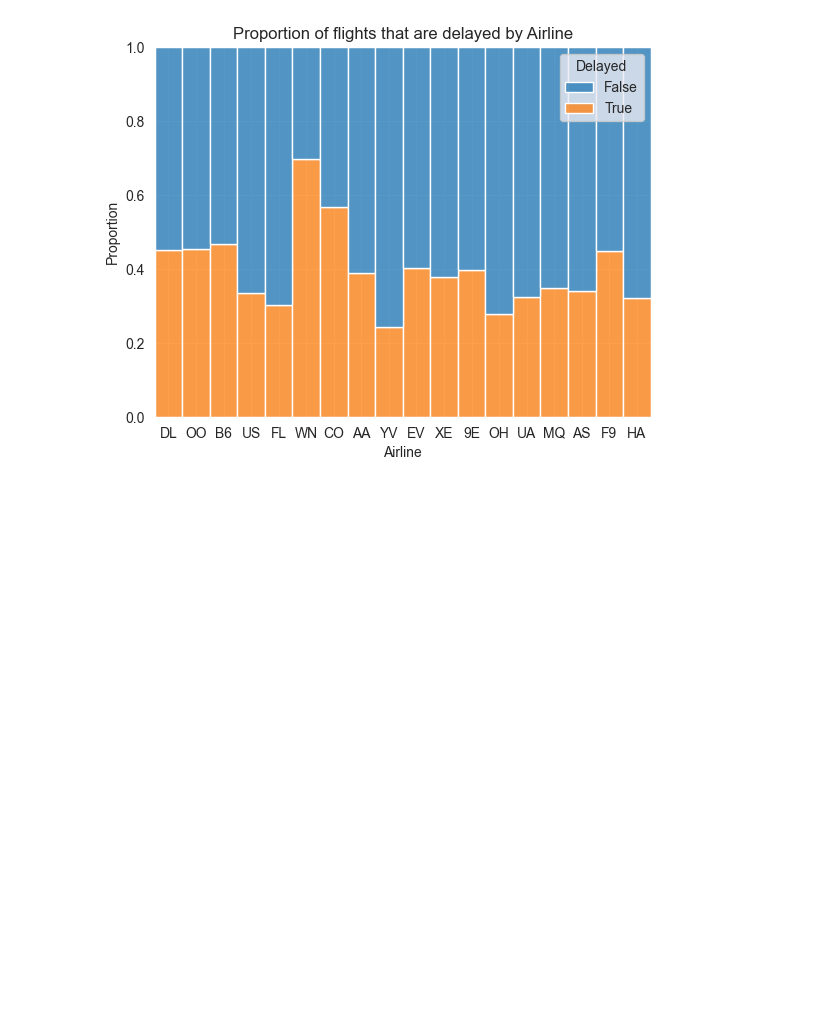
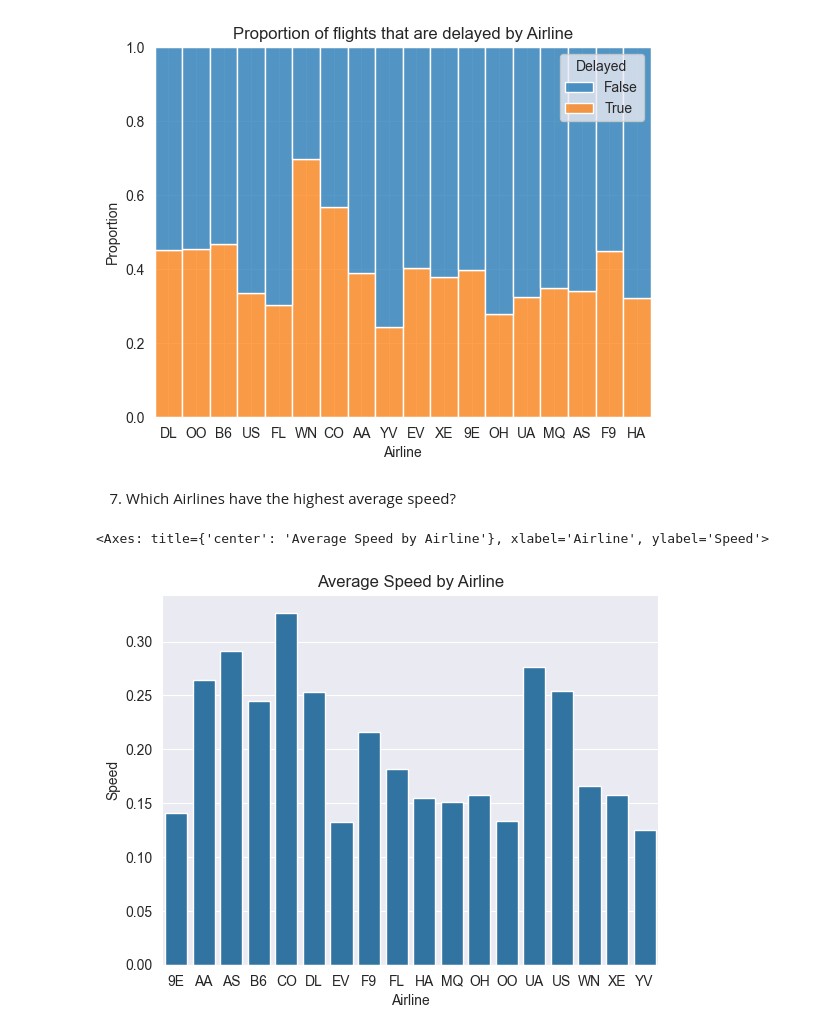
Before and after one commit to Ethan07914/flight_data_insight, a Jupyter notebook: main.ipynb, the cells around one changed output. Drawn from its saved outputs; the diff is of its cells as text; code cells hidden in the pictures; blank space fills up the shorter version.

Commit message:
Distance Vs Time

```diff
--- a/main.ipynb
+++ b/main.ipynb
@@ -192,3 +196,22 @@ sns.histplot(data=delay_data, x='Airline', hue='Delayed', stat='proportion', mul
 # %% [output]
 <Axes: title={'center': 'Proportion of flights that are delayed by Airline'}, xlabel='Airline', ylabel='Proportion'>
 [figure]
+# %% [markdown]
+7. Which Airlines have the highest average speed?
+# %%
+flight_data= flight_data.rename(columns={'Length':'Distance'})
+flight_data.head()
+
+flight_data['Speed'] = flight_data['Distance'] / flight_data['Time']
+flight_data.head()
+
+
+
+flight_data.head()
+
+MeanSpeedByAirline = flight_data.groupby('Airline').Speed.mean().reset_index()
+plt.title('Average Speed by Airline')
+sns.barplot(data=MeanSpeedByAirline, x='Airline', y='Speed')
+# %% [output]
+<Axes: title={'center': 'Average Speed by Airline'}, xlabel='Airline', ylabel='Speed'>
+[figure, added]
```
Also changed, not shown: parts of 4 cells of this notebook.
